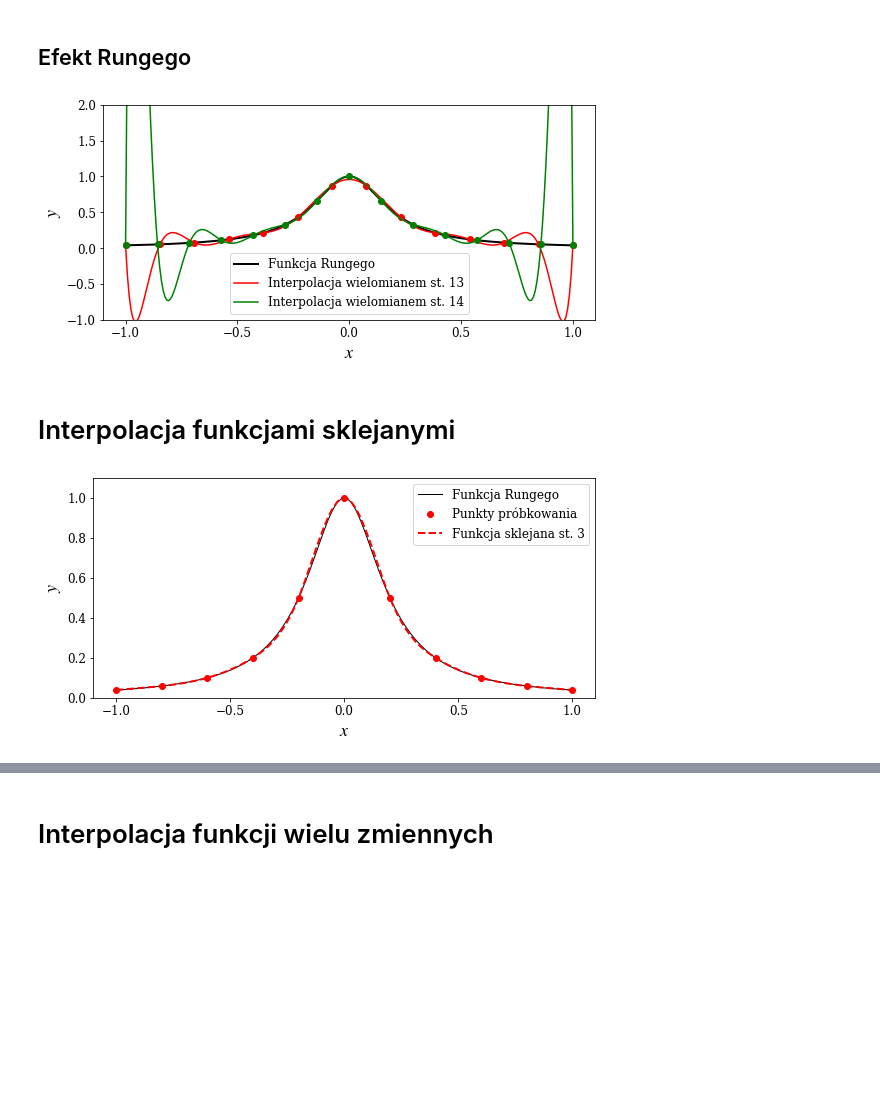
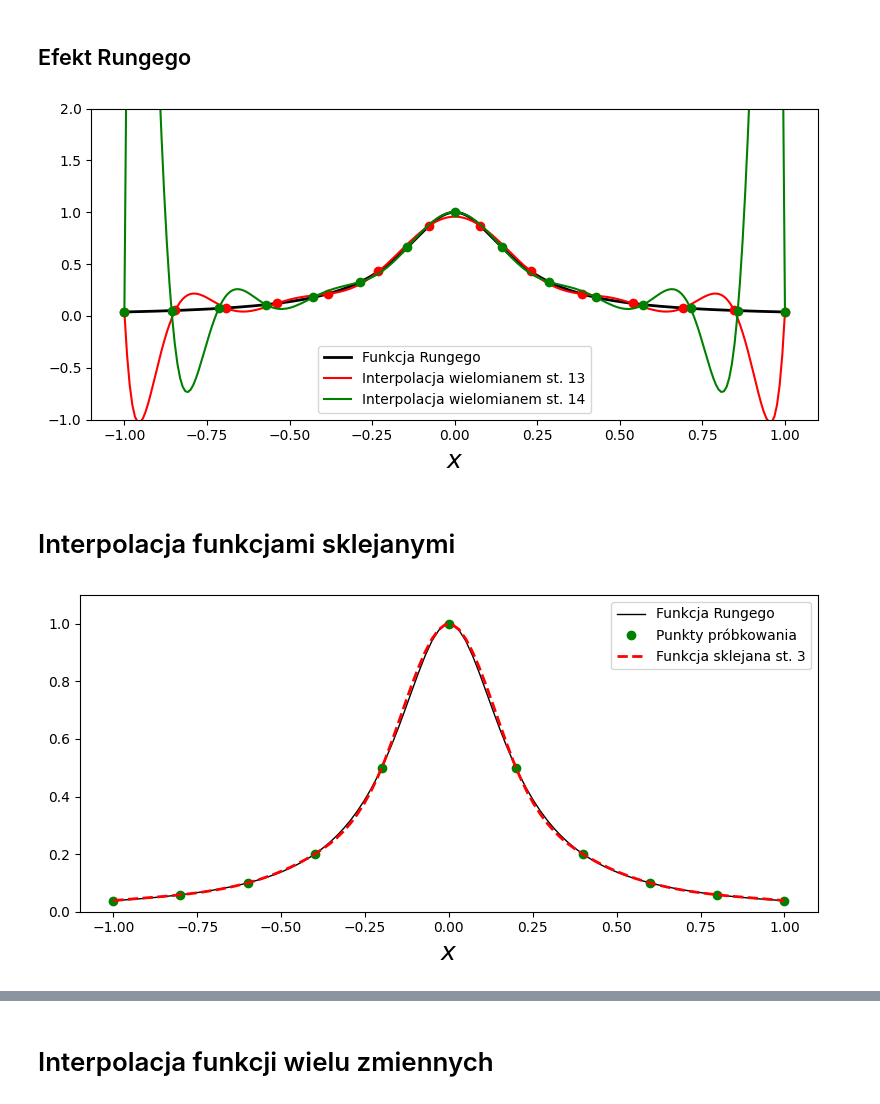
Before and after one commit to antonimarczuk123/Numerical-Python, a Jupyter notebook: Mathematical Python/src-jupyter/r07 - Interpolation.ipynb, the cells around one changed output, grey strips where cells are left out. Saved outputs shown, nothing was run; the diff lists cells and outputs as text; code cells hidden in the pictures; blank space fills up the shorter version.

Commit message:
Interpolation

```diff
--- a/Mathematical Python/src-jupyter/r07 - Interpolation.ipynb
+++ b/Mathematical Python/src-jupyter/r07 - Interpolation.ipynb
@@ -169,2 +147,0 @@ fig.savefig('ch7-polynomial-interpolation.pdf');
-# %%
-f1b = P.Polynomial.fit(x, y, deg)
@@ -175,2 +147,0 @@ $x \mapsto \text{4.187500000000001} + \text{3.187499999999998}\,\left(\text{-1.6
-# %%
-f2b = P.Chebyshev.fit(x, y, deg)
@@ -197,15 +148,20 @@ f3 = P.Polynomial.fit(x, y, 3)
 # %%
-xx = np.linspace(x.min(), x.max(), 100)
+x = np.array([1, 2, 3, 4])
+y = np.array([1, 3, 5, 4])
+
+f1 = P.Polynomial.fit(x, y, 1)
+f2 = P.Polynomial.fit(x, y, 2)
+f3 = P.Polynomial.fit(x, y, 3)
+
+x = np.linspace(x.min(), x.max(), 100)
 
 fig, ax = plt.subplots(1, 1, figsize=(8, 4))
 
-ax.plot(xx, f1(xx), 'r', lw=2, label='Wielomian st. 1')
-ax.plot(xx, f2(xx), 'g', lw=2, label='Wielomian st. 2')
-ax.plot(xx, f3(xx), 'b', lw=2, label='Wielomian st. 3')
-ax.scatter(x, y, label='Punkty danych')
+ax.plot(x, f1(x), 'r', lw=2, label='Wielomian st. 1')
+ax.plot(x, f2(x), 'g', lw=2, label='Wielomian st. 2')
+ax.plot(x, f3(x), 'b', lw=2, label='Wielomian st. 3')
+ax.plot(x, y, 'ko', label='Punkty danych')
 
 ax.legend(loc=4)
-ax.set_xticks(x)
-ax.set_ylabel(r"$y$", fontsize=18)
 ax.set_xlabel(r"$x$", fontsize=18);
 # %% [output]
@@ -213,8 +169,7 @@ ax.set_xlabel(r"$x$", fontsize=18);
 # %% [markdown]
 ## Efekt Rungego
 # %%
-def runge(x):
-    return 1/(1 + 25 * x**2)
+runge = lambda x: 1/(1 + 25 * x**2)
 # %%
 def runge_interpolate(n):
     x = np.linspace(-1, 1, n+1)
@@ -225,28 +178,28 @@ xx = np.linspace(-1, 1, 250)
 # %%
+x = np.linspace(-1, 1, 250)
+
 fig, ax = plt.subplots(1, 1, figsize=(8, 4))
 
-ax.plot(xx, runge(xx), 'k', lw=2, label="Funkcja Rungego")
+ax.plot(x, runge(x), 'k', lw=2, label="Funkcja Rungego")
+
 # Interpolacja funkcji Rungego wielomianem stopnia 13
 n = 13
 x, p = runge_interpolate(n)
 ax.plot(x, runge(x), 'ro')
-ax.plot(xx, p(xx), 'r', label='Interpolacja wielomianem st. %d' % n)
+ax.plot(x, p(x), 'r', label=f'Interpolacja wielomianem st. {n}')
+
 # Interpolacja funkcji Rungego wielomianem stopnia 14
 n = 14
 x, p = runge_interpolate(n)
 ax.plot(x, runge(x), 'go')
-ax.plot(xx, p(xx), 'g', label='Interpolacja wielomianem st. %d' % n)
+ax.plot(x, p(x), 'g', label=f'Interpolacja wielomianem st. {n}')
 
 ax.legend(loc=8)
 ax.set_xlim(-1.1, 1.1)
 ax.set_ylim(-1, 2)
-ax.set_xticks([-1, -0.5, 0, 0.5, 1])
-ax.set_ylabel(r"$y$", fontsize=18)
 ax.set_xlabel(r"$x$", fontsize=18)
-
-fig.tight_layout()
-fig.savefig('ch7-polynomial-interpolation-runge.pdf');
+fig.tight_layout();
 # %% [output]
-[figure, old version]
+[figure, new version]
 # %% [markdown]
 # Interpolacja funkcjami sklejanymi
@@ -261,17 +206,20 @@ xx = np.linspace(-1, 1, 100)
 # %%
+x = np.linspace(-1, 1, 11)
+y = runge(x)
+
+f = interpolate.interp1d(x, y, kind=3) # Interpolacja splinami 3 stopnia
+
+x = np.linspace(-1, 1, 100)
+
 fig, ax = plt.subplots(figsize=(8, 4))
 
-ax.plot(xx, runge(xx), 'k', lw=1, label="Funkcja Rungego")
-ax.plot(x, y, 'ro', label='Punkty próbkowania')
-ax.plot(xx, f(xx), 'r--', lw=2, label='Funkcja sklejana st. 3')
+ax.plot(x, runge(x), 'k', lw=1, label="Funkcja Rungego")
+ax.plot(x, y, 'go', label='Punkty próbkowania')
+ax.plot(x, f(x), 'r--', lw=2, label='Funkcja sklejana st. 3')
 
 ax.legend()
 ax.set_ylim(0, 1.1)
-ax.set_xticks([-1, -0.5, 0, 0.5, 1])
-ax.set_ylabel(r"$y$", fontsize=18)
 ax.set_xlabel(r"$x$", fontsize=18)
-
-fig.tight_layout()
-fig.savefig('ch7-spline-interpolation-runge.pdf');
+fig.tight_layout();
 # %% [output]
-[figure, old version]
+[figure, new version]
```
Also changed, not shown: parts of 78 cells of this notebook.
